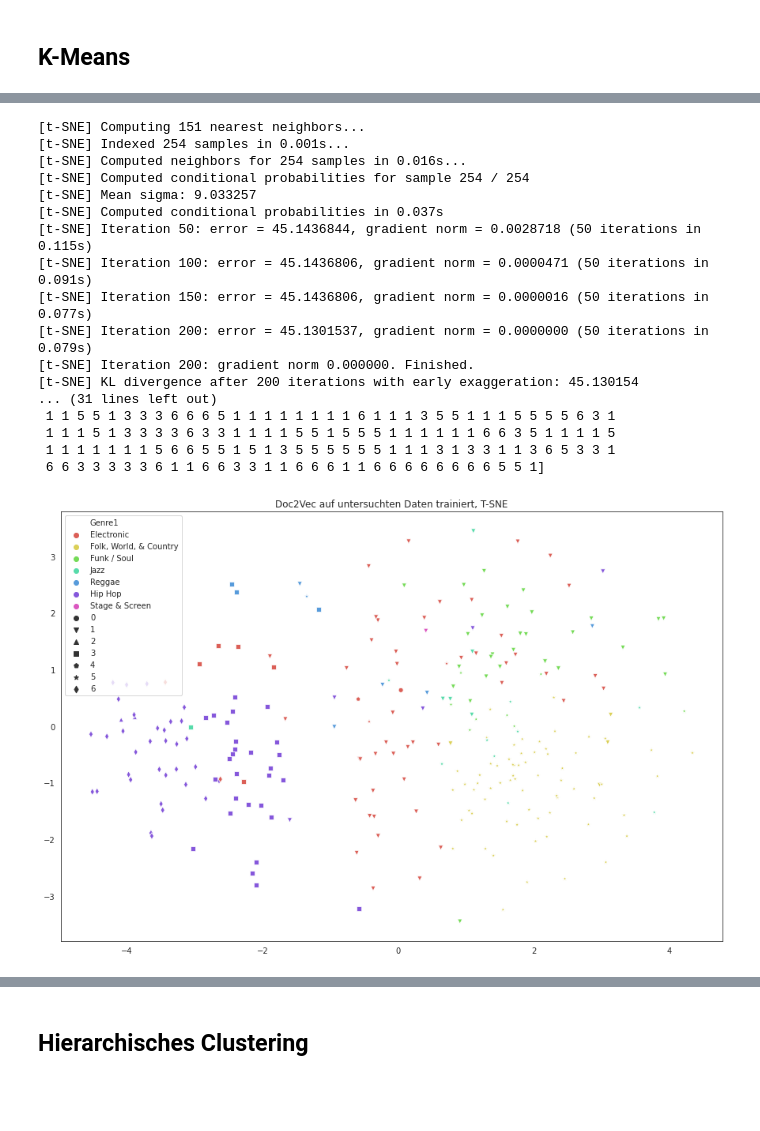
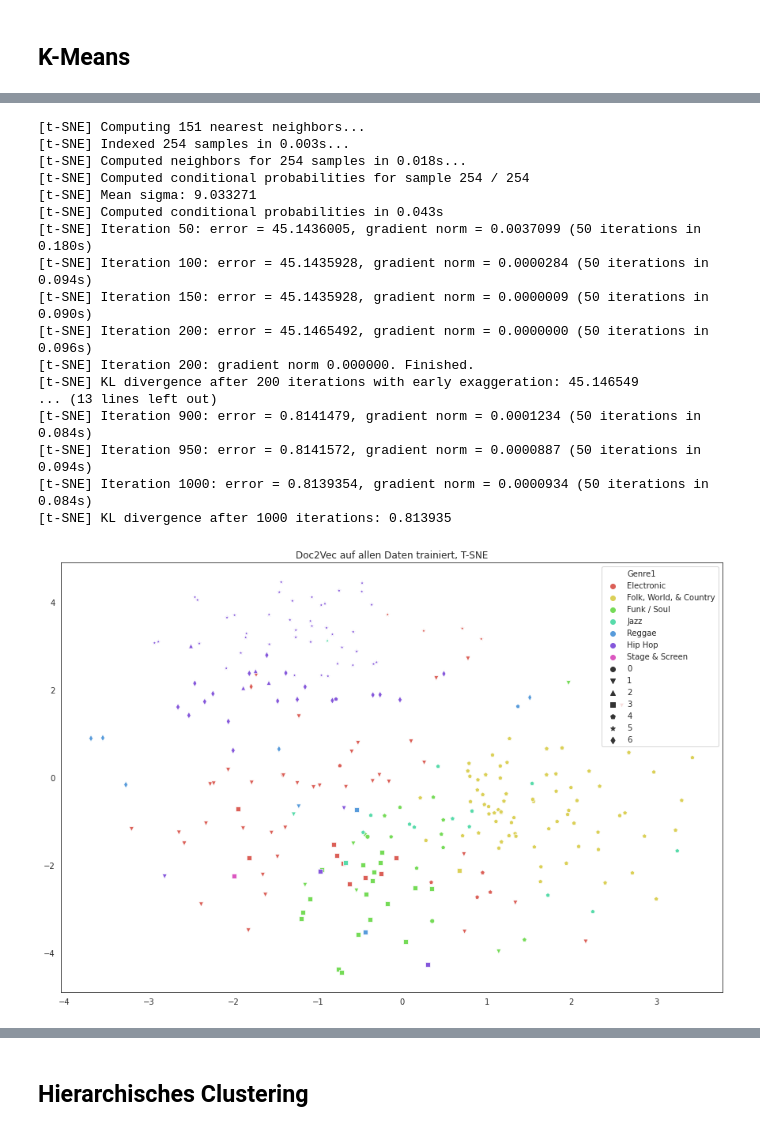
Before and after one commit to TeresaKa/wordembeddings, a Jupyter notebook: notebooks/transferaufgabe/transferaufgabe_doc2vec.ipynb, the cells around one changed output, grey strips where cells are left out. Drawn from its saved outputs; the diff is of its cells as text; code cells hidden in the pictures; blank space fills up the shorter version.

```diff
--- a/notebooks/transferaufgabe/transferaufgabe_doc2vec.ipynb
+++ b/notebooks/transferaufgabe/transferaufgabe_doc2vec.ipynb
@@ -741,24 +751,24 @@ visualise_PCA(Y, songs.Genre1, prediction,'Doc2Vec auf untersuchten Daten traini
 # %%
-visualise_TSNE(X=X, hue=songs.Genre1, style=prediction,title='Doc2Vec auf untersuchten Daten trainiert, T-SNE',path='/content/d2v_TSNE.png', perplexity=50)
+visualise_TSNE(X=X, hue=songs.Genre1, style=prediction,title='Doc2Vec auf allen Daten trainiert, T-SNE',path='/content/d2v_all_TSNE.png', perplexity=50)
 # %% [output]
 [t-SNE] Computing 151 nearest neighbors...
-[t-SNE] Indexed 254 samples in 0.001s...
-[t-SNE] Computed neighbors for 254 samples in 0.016s...
+[t-SNE] Indexed 254 samples in 0.003s...
+[t-SNE] Computed neighbors for 254 samples in 0.018s...
 [t-SNE] Computed conditional probabilities for sample 254 / 254
-[t-SNE] Mean sigma: 9.033257
-[t-SNE] Computed conditional probabilities in 0.037s
-[t-SNE] Iteration 50: error = 45.1436844, gradient norm = 0.0028718 (50 iterations in 0.115s)
-[t-SNE] Iteration 100: error = 45.1436806, gradient norm = 0.0000471 (50 iterations in 0.091s)
-[t-SNE] Iteration 150: error = 45.1436806, gradient norm = 0.0000016 (50 iterations in 0.077s)
-[t-SNE] Iteration 200: error = 45.1301537, gradient norm = 0.0000000 (50 iterations in 0.079s)
+[t-SNE] Mean sigma: 9.033271
+[t-SNE] Computed conditional probabilities in 0.043s
+[t-SNE] Iteration 50: error = 45.1436005, gradient norm = 0.0037099 (50 iterations in 0.180s)
+[t-SNE] Iteration 100: error = 45.1435928, gradient norm = 0.0000284 (50 iterations in 0.094s)
+[t-SNE] Iteration 150: error = 45.1435928, gradient norm = 0.0000009 (50 iterations in 0.090s)
+[t-SNE] Iteration 200: error = 45.1465492, gradient norm = 0.0000000 (50 iterations in 0.096s)
 [t-SNE] Iteration 200: gradient norm 0.000000. Finished.
-[t-SNE] KL divergence after 200 iterations with early exaggeration: 45.130154
-... (31 lines left out)
- 1 1 5 5 1 3 3 3 6 6 6 5 1 1 1 1 1 1 1 1 6 1 1 1 3 5 5 1 1 1 5 5 5 5 6 3 1
- 1 1 1 5 1 3 3 3 3 6 3 3 1 1 1 1 5 5 1 5 5 5 1 1 1 1 1 1 6 6 3 5 1 1 1 1 5
- 1 1 1 1 1 1 1 5 6 6 5 5 1 5 1 3 5 5 5 5 5 5 1 1 1 3 1 3 3 1 1 3 6 5 3 3 1
- 6 6 3 3 3 3 3 6 1 1 6 6 3 3 1 1 6 6 6 1 1 6 6 6 6 6 6 6 6 5 5 1]
+[t-SNE] KL divergence after 200 iterations with early exaggeration: 45.146549
+... (13 lines left out)
+[t-SNE] Iteration 900: error = 0.8141479, gradient norm = 0.0001234 (50 iterations in 0.084s)
+[t-SNE] Iteration 950: error = 0.8141572, gradient norm = 0.0000887 (50 iterations in 0.094s)
+[t-SNE] Iteration 1000: error = 0.8139354, gradient norm = 0.0000934 (50 iterations in 0.084s)
+[t-SNE] KL divergence after 1000 iterations: 0.813935
-[figure, old version]
+[figure, new version]
 # %%
 clustered_sentences = [[] for i in range(k)]
 for sentence_id, cluster_id in enumerate(kmeans.labels_):
```
Also changed, not shown: parts of 9 cells of this notebook.
